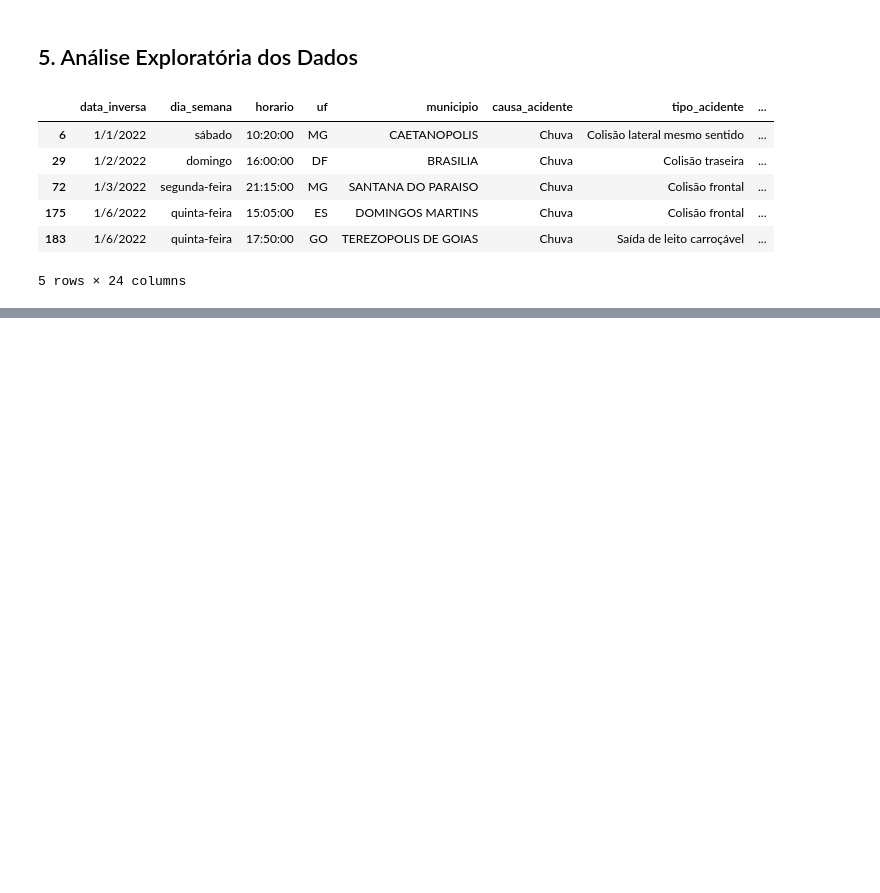
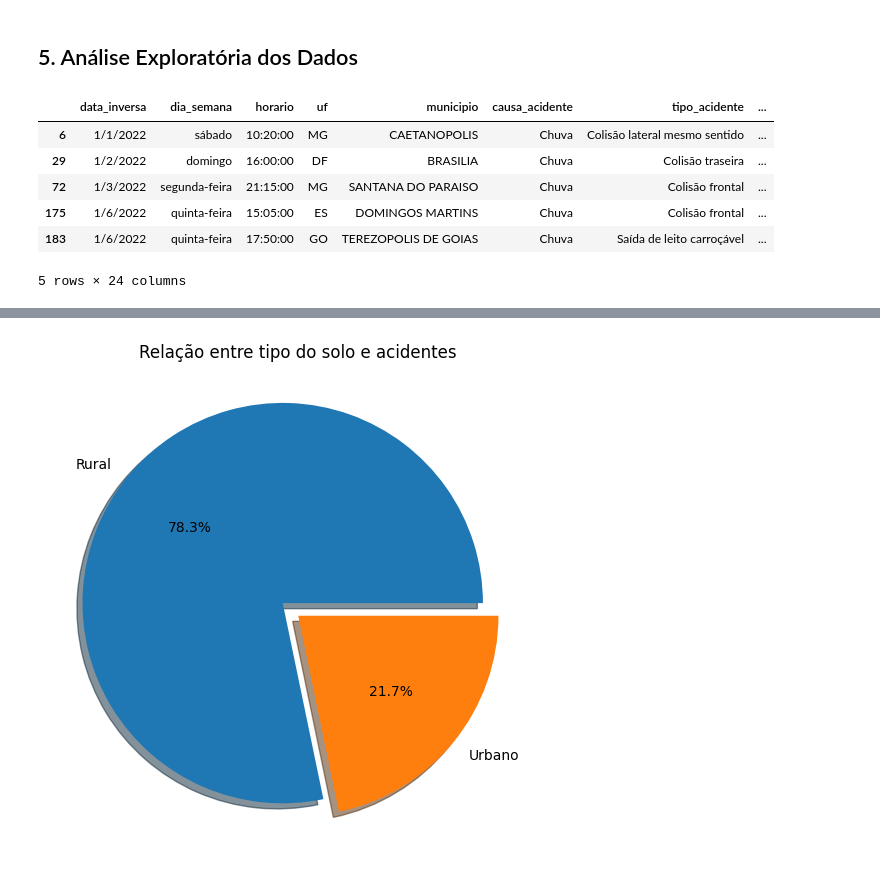
Before and after one commit to ciziks/traffic-accident-analysis, a Jupyter notebook: traffic-analysis.ipynb, the cells around one changed output, grey strips where cells are left out. Saved outputs shown, nothing was run; the diff lists cells and outputs as text; code cells hidden in the pictures; blank space fills up the shorter version.

```diff
--- a/traffic-analysis.ipynb
+++ b/traffic-analysis.ipynb
@@ -125,0 +130,10 @@ plt.show()
+# %%
+tipo_solo = lambda x: 'Urbano' if x == 'Sim' else 'Rural'
+df_chuva.loc[:, 'solo'] = df_chuva['uso_solo'].apply(tipo_solo)
+
+plt.figure(figsize=(6.5, 6.5))
+plt.title('Relação entre tipo do solo e acidentes')
+plt.pie(df_chuva['solo'].value_counts(), explode = (0.1, 0), labels=df_chuva['solo'].unique(), autopct='%1.1f%%', shadow=True)
+plt.show()
+# %% [output]
+[figure, added]
```
Also changed, not shown: parts of 11 cells of this notebook.
